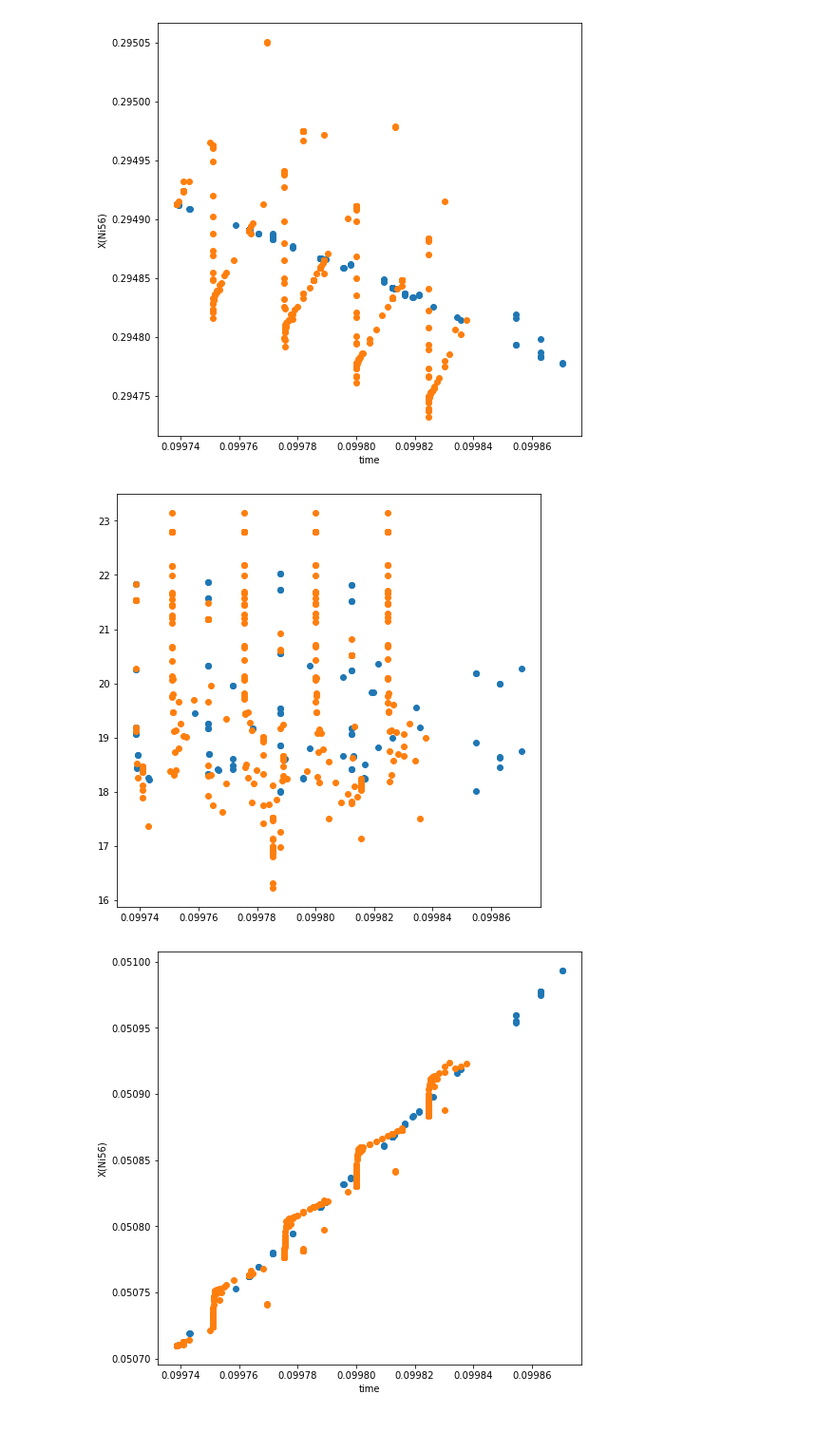
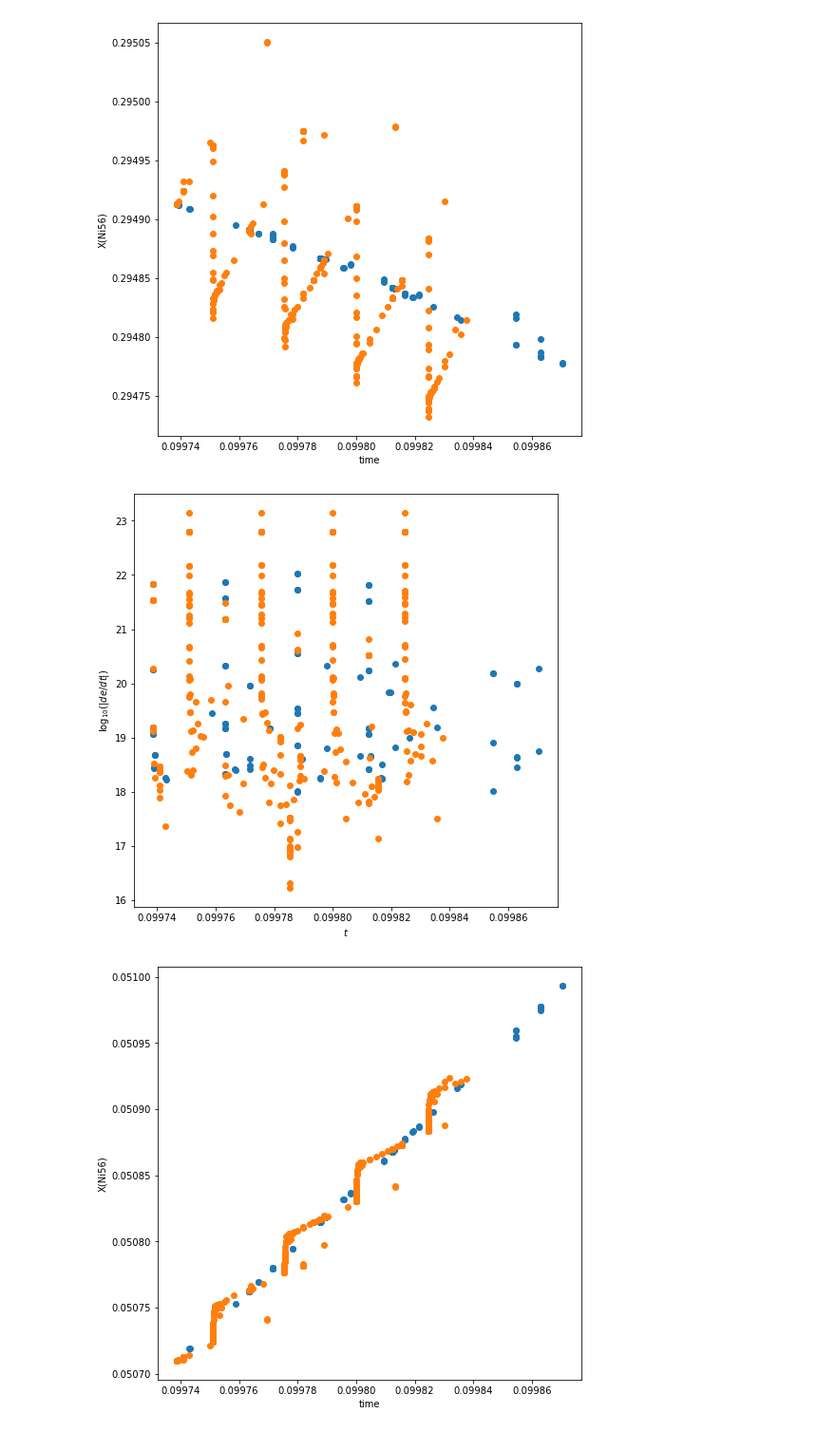
Before and after one commit to sbu-cafe/papers, a Jupyter notebook: simplified_sdc_intro/data/nonaka_plot/nonaka_plot.ipynb, the cells around one changed output. Shown: that part at 95% size. Saved outputs shown, nothing was run; the diff lists cells and outputs as text; code cells hidden in the pictures.

```diff
--- a/simplified_sdc_intro/data/nonaka_plot/nonaka_plot.ipynb
+++ b/simplified_sdc_intro/data/nonaka_plot/nonaka_plot.ipynb
@@ -21,12 +21,15 @@ strang = np.genfromtxt("strang_nonaka_plot.dat", names=True)
 # %%
 fig, ax = plt.subplots()
 
 ax.scatter(sdc["time"], np.log10(np.abs(sdc["dedt"])))
 ax.scatter(strang["time"], np.log10(np.abs(strang["dedt"])))
 
+ax.set_xlabel(r"$t$")
+ax.set_ylabel(r"$\log_{10}(|de/dt|)$")
 fig.set_size_inches((8, 8))
+fig.savefig("dedt.png", dpi=100)
 # %% [output]
-[figure, old version]
+[figure, new version]
 # %%
 fig, ax = plt.subplots()
 
```
Also changed, not shown: 1 other file.
